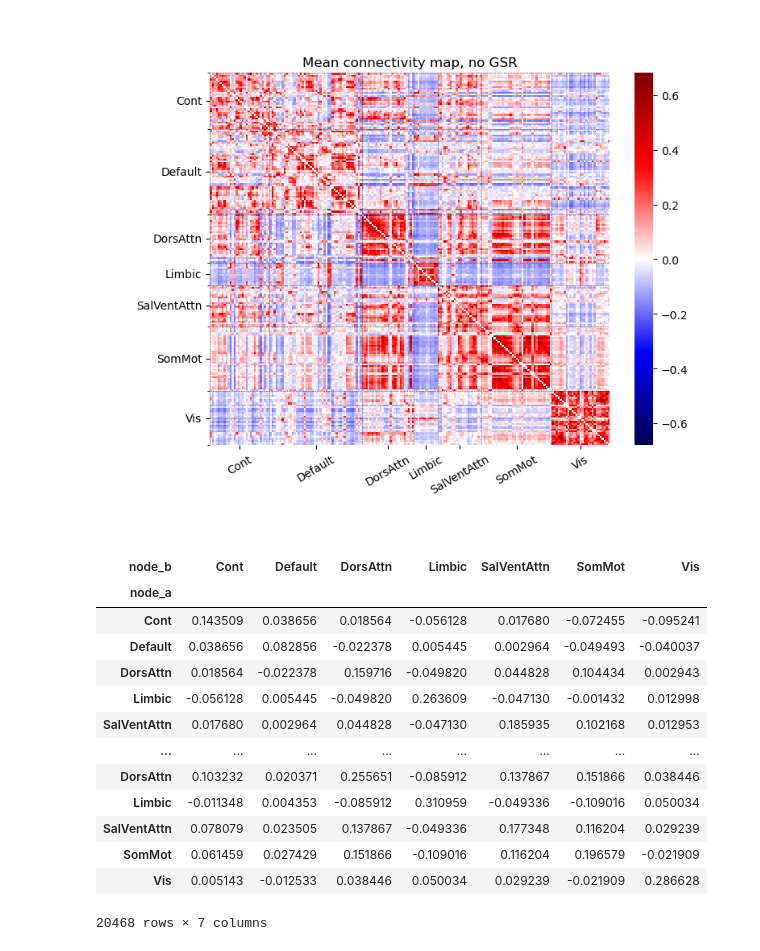
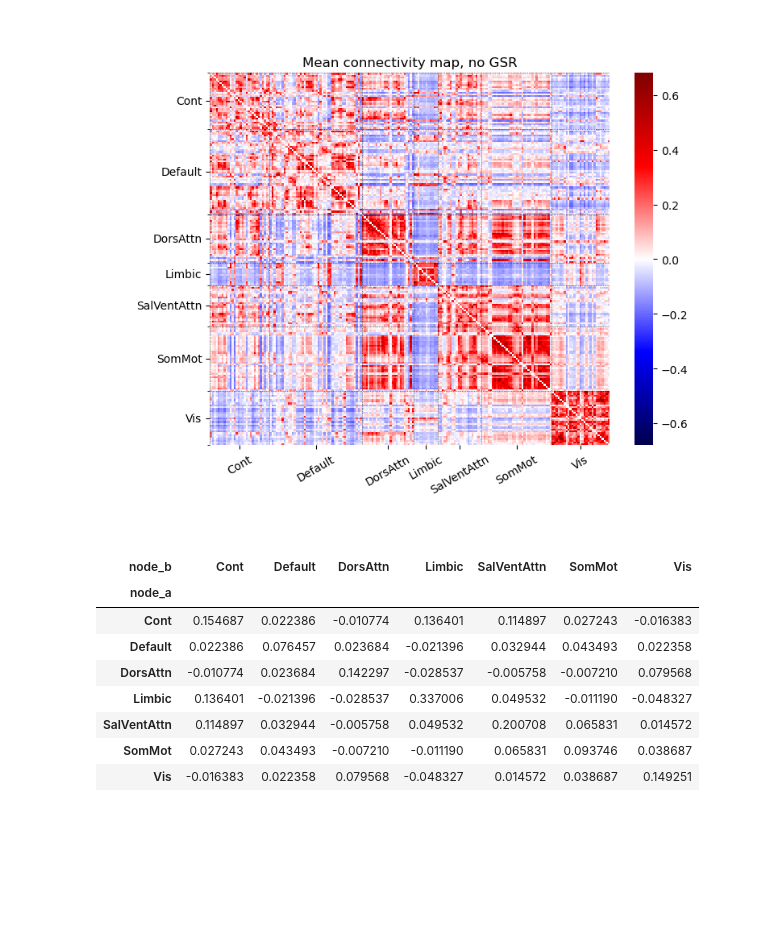
Before and after one commit to jonathan-legrand/memento-postproc, a Jupyter notebook: group_connectivity.ipynb, the cells around one changed output. Cells and saved outputs as stored; diff of their text form; code cells hidden in the pictures; blank space fills up the shorter version.

```diff
--- a/group_connectivity.ipynb
+++ b/group_connectivity.ipynb
@@ -33,17 +31,0 @@ aal.networks = list(map(lambda x: str(x).split("_")[0], aal.labels))
-# %%
-pd.concat(res[0])
-# %% [output]
-| node_b | Cont | Default | DorsAttn | Limbic | SalVentAttn | SomMot | Vis |
-| node_a |  |  |  |  |  |  |  |
-| Cont | 0.143509 | 0.038656 | 0.018564 | -0.056128 | 0.017680 | -0.072455 | -0.095241 |
-| Default | 0.038656 | 0.082856 | -0.022378 | 0.005445 | 0.002964 | -0.049493 | -0.040037 |
-| DorsAttn | 0.018564 | -0.022378 | 0.159716 | -0.049820 | 0.044828 | 0.104434 | 0.002943 |
-| Limbic | -0.056128 | 0.005445 | -0.049820 | 0.263609 | -0.047130 | -0.001432 | 0.012998 |
-| SalVentAttn | 0.017680 | 0.002964 | 0.044828 | -0.047130 | 0.185935 | 0.102168 | 0.012953 |
-| ... | ... | ... | ... | ... | ... | ... | ... |
-| DorsAttn | 0.103232 | 0.020371 | 0.255651 | -0.085912 | 0.137867 | 0.151866 | 0.038446 |
-| Limbic | -0.011348 | 0.004353 | -0.085912 | 0.310959 | -0.049336 | -0.109016 | 0.050034 |
-| SalVentAttn | 0.078079 | 0.023505 | 0.137867 | -0.049336 | 0.177348 | 0.116204 | 0.029239 |
-| SomMot | 0.061459 | 0.027429 | 0.151866 | -0.109016 | 0.116204 | 0.196579 | -0.021909 |
-| Vis | 0.005143 | -0.012533 | 0.038446 | 0.050034 | 0.029239 | -0.021909 | 0.286628 |
-20468 rows × 7 columns
@@ -49,0 +96,12 @@ pd.concat(res[0])
+# %%
+mr.get_macro_matrix()
+# %% [output]
+| node_b | Cont | Default | DorsAttn | Limbic | SalVentAttn | SomMot | Vis |
+| node_a |  |  |  |  |  |  |  |
+| Cont | 0.154687 | 0.022386 | -0.010774 | 0.136401 | 0.114897 | 0.027243 | -0.016383 |
+| Default | 0.022386 | 0.076457 | 0.023684 | -0.021396 | 0.032944 | 0.043493 | 0.022358 |
+| DorsAttn | -0.010774 | 0.023684 | 0.142297 | -0.028537 | -0.005758 | -0.007210 | 0.079568 |
+| Limbic | 0.136401 | -0.021396 | -0.028537 | 0.337006 | 0.049532 | -0.011190 | -0.048327 |
+| SalVentAttn | 0.114897 | 0.032944 | -0.005758 | 0.049532 | 0.200708 | 0.065831 | 0.014572 |
+| SomMot | 0.027243 | 0.043493 | -0.007210 | -0.011190 | 0.065831 | 0.093746 | 0.038687 |
+| Vis | -0.016383 | 0.022358 | 0.079568 | -0.048327 | 0.014572 | 0.038687 | 0.149251 |
```
Also changed, not shown: parts of 5 cells of this notebook.
